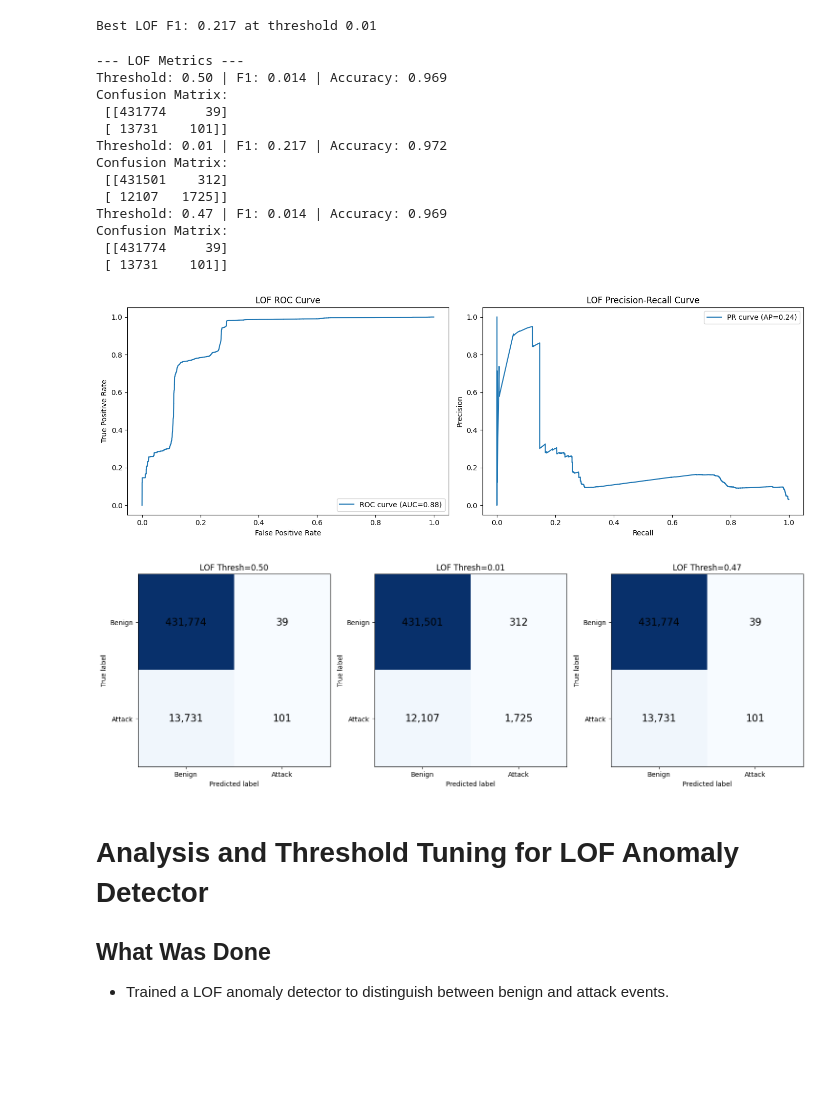
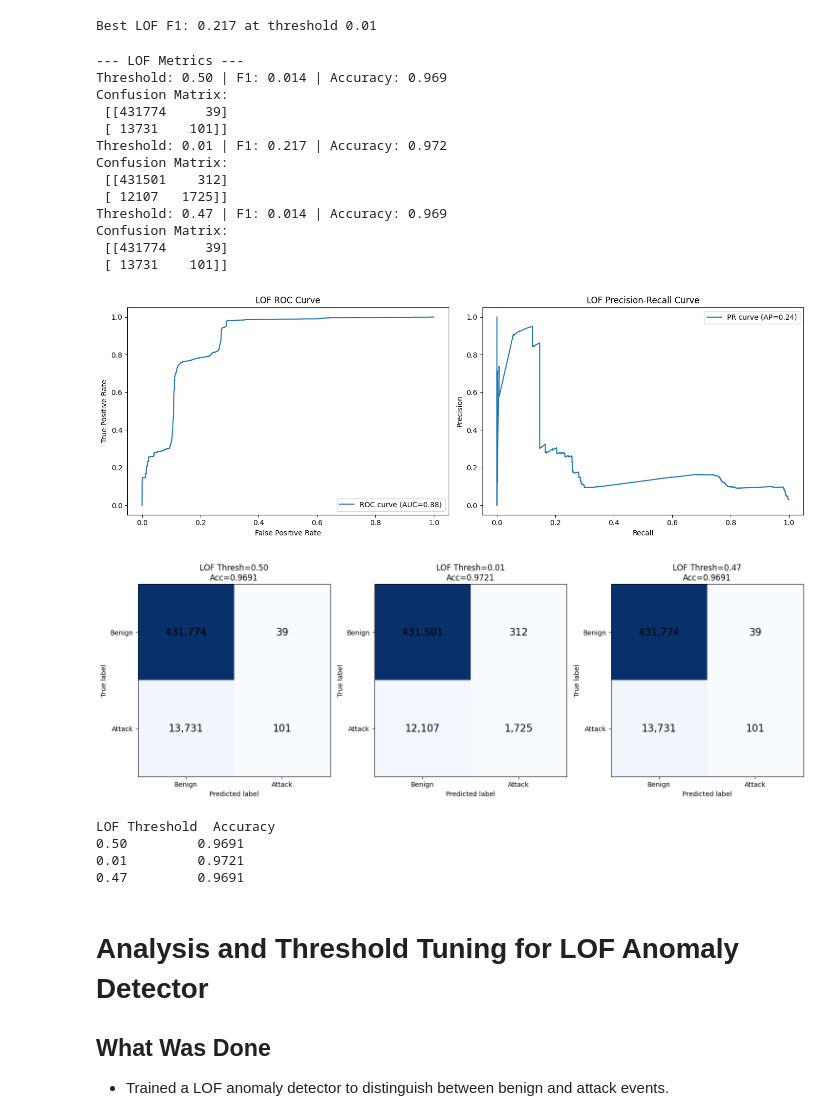
Before and after one commit to VaibhavGIT5048/IDS, a Jupyter notebook: DTI_FINAL.ipynb, the cells around one changed output. Drawn from its saved outputs; the diff is of its cells as text; code cells hidden in the pictures; blank space fills up the shorter version.

```diff
--- a/DTI_FINAL.ipynb
+++ b/DTI_FINAL.ipynb
@@ -708,9 +727,9 @@ probas = [y_proba_xgb, y_proba_lgb, y_proba_cat]
 best_thresholds = [0.93, 0.98, 0.99]
 best_f1s = [0.143, 0.140, 0.435]
 cmaps = ['Purples', 'Greens', 'Oranges']  # Light, distinct colormaps
+accuracies = []
 
 plt.figure(figsize=(18, 14))
-
 for i, (name, y_proba, thresh, f1_val, cmap) in enumerate(zip(names, probas, best_thresholds, best_f1s, cmaps)):
     # ROC curve and AUC
     fpr, tpr, _ = roc_curve(y_test, y_proba)
@@ -723,6 +742,8 @@ for i, (name, y_proba, thresh, f1_val, cmap) in enumerate(zip(names, probas, bes
     # Apply the specific threshold for this model
     y_pred = (y_proba > thresh).astype(int)
     cm = confusion_matrix(y_test, y_pred)
+    acc = accuracy_score(y_test, y_pred)
+    accuracies.append(acc)
 
     # Plot ROC
     plt.subplot(3, 3, i+1)
@@ -744,7 +765,6 @@ for i, (name, y_proba, thresh, f1_val, cmap) in enumerate(zip(names, probas, bes
     # Plot Confusion Matrix (different colormap for each model)
     plt.subplot(3, 3, i+1+6)
     disp = ConfusionMatrixDisplay(cm, display_labels=["Benign", "Attack"])
-    cmaps = ['Purples', 'Greens', 'Oranges']
     disp.plot(ax=plt.gca(), cmap=cmap, colorbar=False, include_values=False)
     for row in range(cm.shape[0]):
         for col in range(cm.shape[1]):
@@ -752,12 +772,17 @@ for i, (name, y_proba, thresh, f1_val, cmap) in enumerate(zip(names, probas, bes
                 col, row, f"{cm[row, col]:,}",
                 ha="center", va="center", fontsize=15, color="black"
             )
-    plt.title(f"{name}\nBest Thresh={thresh:.2f}, F1={f1_val:.3f}")
+    plt.title(f"{name}\nThresh={thresh:.2f}, F1={f1_val:.3f}\nAccuracy={acc:.4f}")
     plt.xlabel('Predicted')
     plt.ylabel('True')
 
 plt.tight_layout()
 plt.show()
+
+# Print all model accuracies
+print("\nModel      Threshold    Accuracy")
+for name, thresh, acc in zip(names, best_thresholds, accuracies):
+    print(f"{name:<10}  {thresh:<10.2f}  {acc:.4f}")
 # %% [output]
 Parameters: { "use_label_encoder" } are not used.
 
@@ -871,25 +900,24 @@ if not isinstance(X_train, pd.DataFrame):
     X_train = pd.DataFrame(X_train)
 if not isinstance(X_test, pd.DataFrame):
     X_test = pd.DataFrame(X_test, columns=X_train.columns)
-
-# (Optional but recommended) Ensure identical column order
-X_test = X_test[X_train.columns]
+X_test = X_test[X_train.columns]  # Force identical ordering
 
 # Fit LOF
 lof = LocalOutlierFactor(n_neighbors=20, novelty=True)
 lof.fit(X_train)
 
-# Make sure to use DataFrame for X_test
 y_score_lof = -lof.decision_function(X_test)
 y_proba_lof = MinMaxScaler().fit_transform(y_score_lof.reshape(-1, 1)).flatten()
 
 # Evaluate at several thresholds
 thresholds = [0.5, 0.01, 0.47]
+all_accuracies = []
 print("\n--- LOF Metrics ---")
 for thr in thresholds:
     y_pred = (y_proba_lof > thr).astype(int)
     f1 = f1_score(y_test, y_pred)
     acc = accuracy_score(y_test, y_pred)
+    all_accuracies.append(acc)
     print(f"Threshold: {thr:.2f} | F1: {f1:.3f} | Accuracy: {acc:.3f}")
     cm = confusion_matrix(y_test, y_pred)
     print("Confusion Matrix:\n", cm)
@@ -917,37 +945,46 @@ plt.title("LOF Precision-Recall Curve")
 plt.tight_layout()
 plt.show()
 
-# Confusion Matrices (full integer annotation, no scientific notation)
+# Confusion Matrices with accuracy in title
 fig, axs = plt.subplots(1, len(thresholds), figsize=(5 * len(thresholds), 5))
 if len(thresholds) == 1:
     axs = [axs]
-for ax, thr in zip(axs, thresholds):
+for ax, thr, acc in zip(axs, thresholds, all_accuracies):
     y_pred = (y_proba_lof > thr).astype(int)
     cm = confusion_matrix(y_test, y_pred)
     disp = ConfusionMatrixDisplay(cm, display_labels=["Benign", "Attack"])
     disp.plot(ax=ax, cmap='Blues', colorbar=False, include_values=False)
     for i in range(cm.shape[0]):
         for j in range(cm.shape[1]):
             ax.text(j, i, f"{cm[i, j]:,}", ha="center", va="center", fontsize=15, color="black")
-    ax.set_title(f"LOF Thresh={thr:.2f}")
+    ax.set_title(f"LOF Thresh={thr:.2f}\nAcc={acc:.4f}")
 plt.tight_layout()
 plt.show()
+
+# Print summary table
+print("\nLOF Threshold  Accuracy")
+for thr, acc in zip(thresholds, all_accuracies):
+    print(f"{thr:<13.2f}{acc:.4f}")
 # %% [output]
 --- LOF Metrics ---
 Threshold: 0.50 | F1: 0.014 | Accuracy: 0.969
 Confusion Matrix:
  [[431774     39]
  [ 13731    101]]
 Threshold: 0.01 | F1: 0.217 | Accuracy: 0.972
 Confusion Matrix:
  [[431501    312]
  [ 12107   1725]]
 Threshold: 0.47 | F1: 0.014 | Accuracy: 0.969
 Confusion Matrix:
  [[431774     39]
  [ 13731    101]]
 [figure]
-[figure, old version]
+[figure, new version]
+LOF Threshold  Accuracy
+0.50         0.9691
+0.01         0.9721
+0.47         0.9691
 # %% [markdown]
 <h1>Analysis and Threshold Tuning for LOF Anomaly Detector</h1>
 
```
Also changed, not shown: parts of 4 cells of this notebook.
